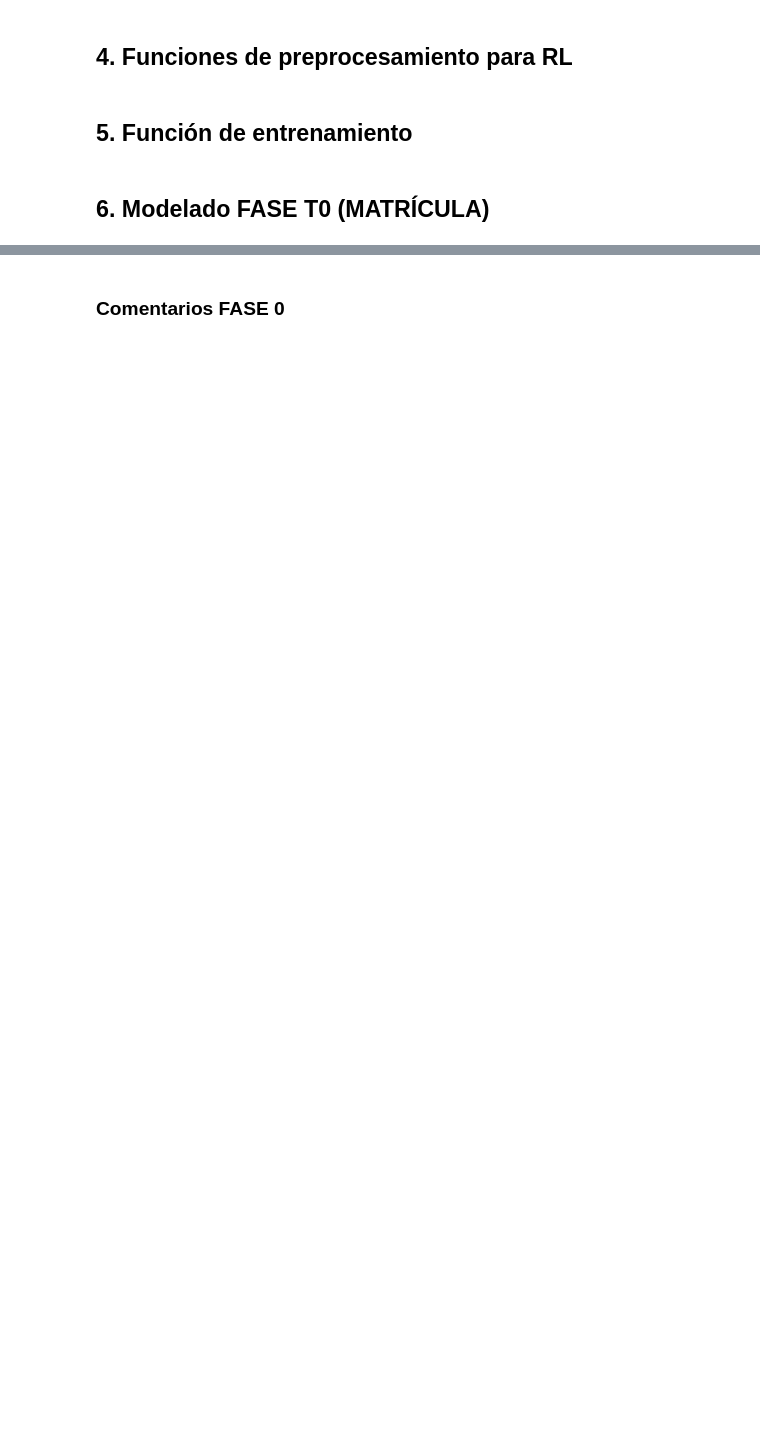
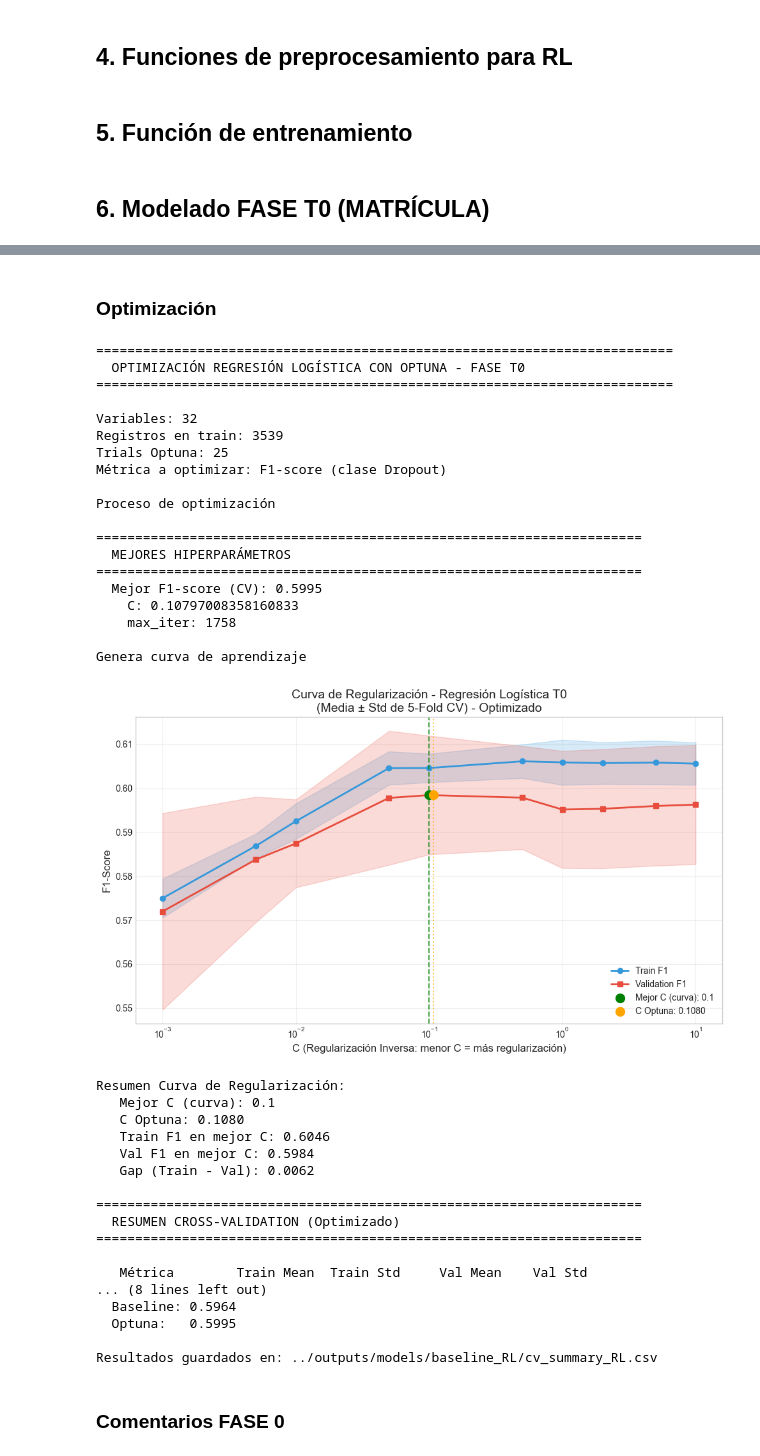
Before and after one commit to danielavielmaVIU/TFM_Desercion_Estudiantil_ML, a Jupyter notebook: notebooks/4.1_modelado_baseline_RL_train.ipynb, the cells around one changed output, grey strips where cells are left out. Cells and saved outputs as stored; diff of their text form; code cells hidden in the pictures; blank space fills up the shorter version.

```diff
--- a/notebooks/4.1_modelado_baseline_RL_train.ipynb
+++ b/notebooks/4.1_modelado_baseline_RL_train.ipynb
@@ -585,3 +1047,65 @@ print(f"Resultados guardados en: {OUTPUT_DIR_REPORTES}cv_summary_RL.csv")
+# %% [markdown]
+### Optimización
+# %%
+results_T0_optuna = entrena_RL_con_optuna(X_train_T0, y_train, fase='T0', n_trials=25)
+
+# Comparar baseline vs optimizado
+print(f"\nComparación F1-score:")
+print(f"  Baseline: {results_T0['cv_results']['test_f1'].mean():.4f}")
+print(f"  Optuna:   {results_T0_optuna['best_f1_sore_cv']:.4f}")
+
+df_resumen_rl_T0_opt = resumen_cv(
+    cv_results=results_T0_optuna['cv_results'],
+    fase='T0',
+    modelo='RegresionLogistica_opt'
+)
+
+rl_path = "../outputs/models/baseline_RL/cv_summary_RL.csv"
+df_rl = pd.read_csv(rl_path)
+df_final = pd.concat([df_rl, df_resumen_rl_T0_opt], ignore_index=True)
+csv_path = "cv_summary_RL.csv"
+
+# Guardar tabla de comparación
+df_final.to_csv(rl_path, index=False)
+print(f"\nResultados guardados en: {OUTPUT_DIR_REPORTES}cv_summary_RL.csv")
+# %% [output]
+==========================================================================
+  OPTIMIZACIÓN REGRESIÓN LOGÍSTICA CON OPTUNA - FASE T0
+==========================================================================
+
+Variables: 32
+Registros en train: 3539
+Trials Optuna: 25
+Métrica a optimizar: F1-score (clase Dropout)
+
+Proceso de optimización
+
+======================================================================
+  MEJORES HIPERPARÁMETROS
+======================================================================
+  Mejor F1-score (CV): 0.5995
+    C: 0.10797008358160833
+    max_iter: 1758
+
+Genera curva de aprendizaje
+[figure, added]
+Resumen Curva de Regularización:
+   Mejor C (curva): 0.1
+   C Optuna: 0.1080
+   Train F1 en mejor C: 0.6046
+   Val F1 en mejor C: 0.5984
+   Gap (Train - Val): 0.0062
+
+======================================================================
+  RESUMEN CROSS-VALIDATION (Optimizado)
+======================================================================
+
+   Métrica        Train Mean  Train Std     Val Mean    Val Std
+... (8 lines left out)
+  Baseline: 0.5964
+  Optuna:   0.5995
+
+Resultados guardados en: ../outputs/models/baseline_RL/cv_summary_RL.csv
 # %% [markdown]
 ### Comentarios FASE 0
 # %% [markdown]
```
Also changed, not shown: parts of 30 cells of this notebook, 5 other files.
